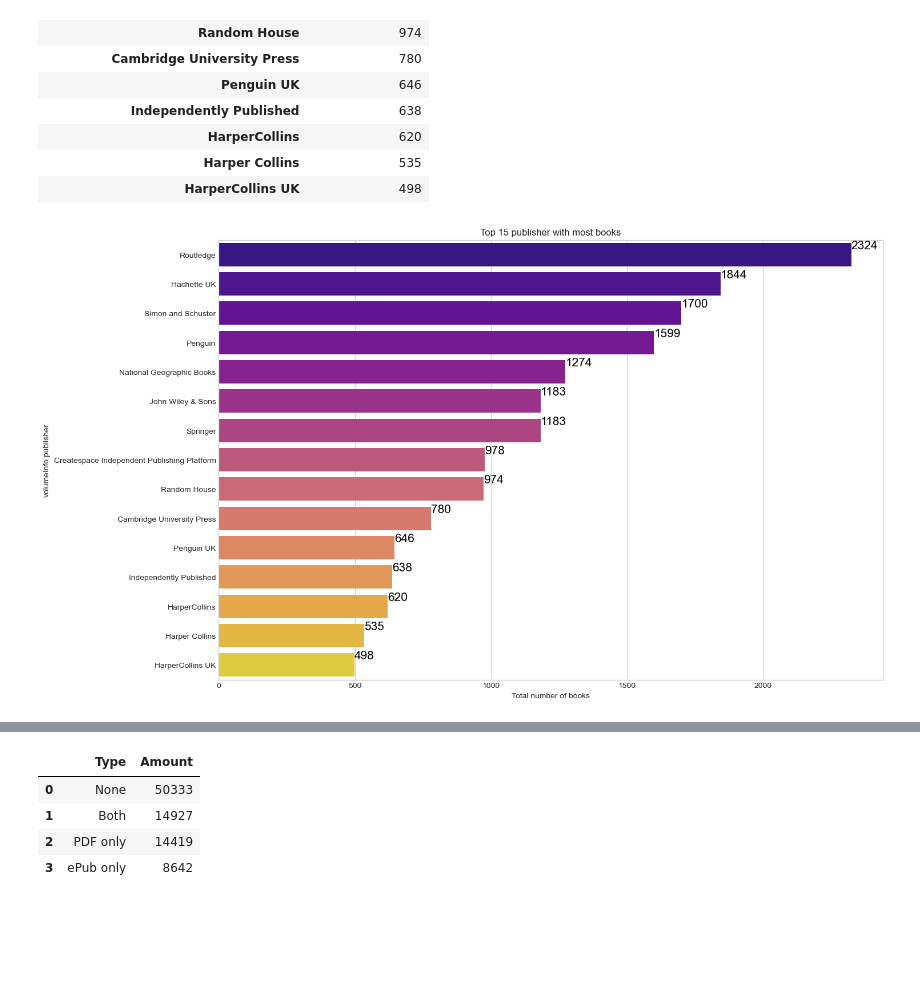
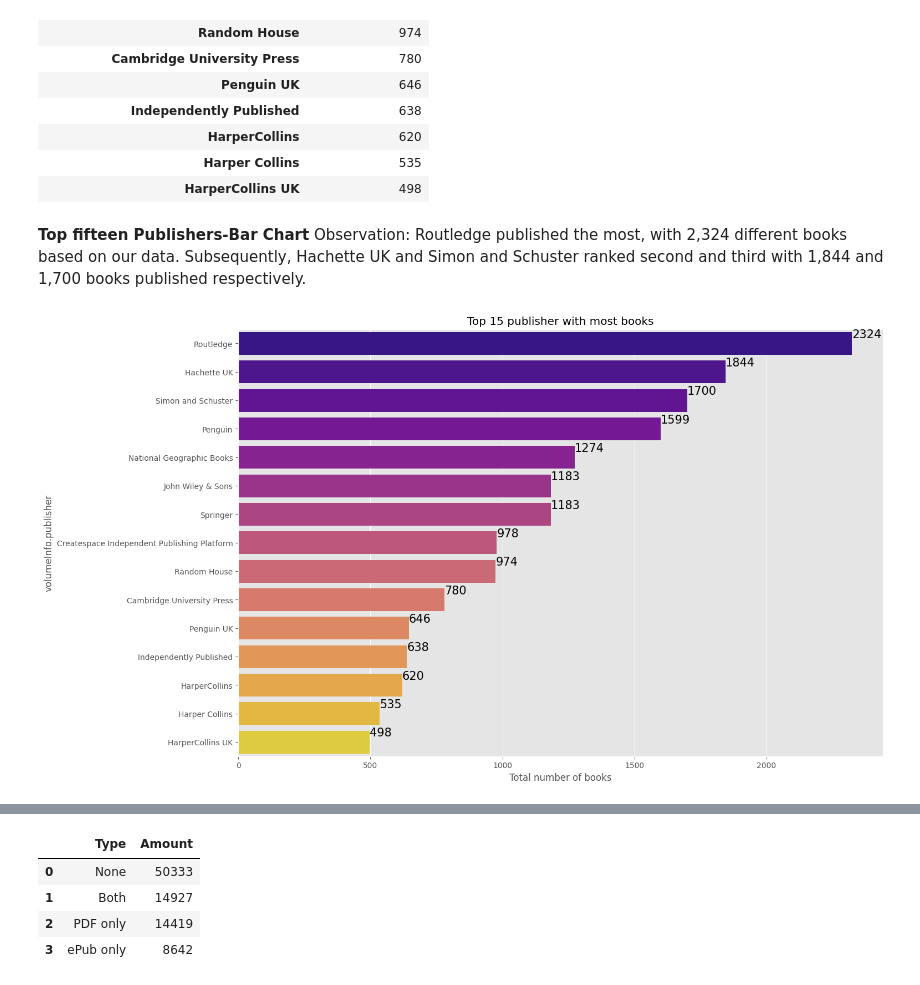
Before and after one commit to hilarylimyuxuan/Book-Recommendation-System, a Jupyter notebook: Book Recommendation System - Google Book.ipynb, the cells around one changed output, grey strips where cells are left out. Drawn from its saved outputs; the diff is of its cells as text; code cells hidden in the pictures; blank space fills up the shorter version.

```diff
--- a/Book Recommendation System - Google Book.ipynb
+++ b/Book Recommendation System - Google Book.ipynb
@@ -1012,10 +986,0 @@ Observation: Based on the bar chart, it is observed that 'Unbroken' and 'Saga' h
-# %%
-plt.style.use('seaborn-whitegrid')
-plt.figure(figsize=(10, 10))
-
-data = top_fifteen_books.sort_values(by='volumeInfo.averageRating', ascending=False).head(15)
-gr = sns.barplot(x="volumeInfo.averageRating", y="volumeInfo.title", data=data, palette="plasma")
-
-for i in gr.patches:
-    gr.text(i.get_width() + .05, i.get_y() + 0.5, str(i.get_width()), fontsize = 10, color = 'k')
-plt.show()
@@ -1098,9 +1021,6 @@ categories_df.head(20)
 # %%
-#Observation: Fiction is the most common category of books from the collected data. All categories after the top 20 have \
-#less than 1000 books per category.
-
 plt.figure(figsize=(15,10))
-ax = sns.barplot(categories_df.head(20)['Volume'], categories_df.head(20).index, palette='mako')
+ax = sns.barplot(x = categories_df.head(20)['Volume'], y = categories_df.head(20).index, palette='mako')
 
 ax.set_xlabel("Volume")
 ax.set_title('Top 20 Categories of Books')
@@ -1147,21 +1057,21 @@ top_15_publisher.head(15)
 | HarperCollins | 620 |
 | Harper Collins | 535 |
 | HarperCollins UK | 498 |
+# %% [markdown]
+**Top fifteen Publishers-Bar Chart**
+Observation: Routledge published the most, with 2,324 different books based on our data. Subsequently, Hachette UK and Simon and Schuster ranked second and third with 1,844 and 1,700 books published respectively.
 # %%
-#Top fifteen Publishers-Bar Chart
-#Observation: Routledge published the most, with 2,324 different books based on our data. Subsequently, Hachette UK and Simon and Schuster ranked second and third with 1,844 and 1,700 books published respectively.
-
 plt.figure(figsize=(15,10))
-ax = sns.barplot(top_15_publisher['volumeInfo.title'], top_15_publisher.index, palette='plasma')
+ax = sns.barplot(x = top_15_publisher['volumeInfo.title'], y = top_15_publisher.index, palette='plasma')
 
 ax.set_title("Top 15 publisher with most books")
 ax.set_xlabel("Total number of books")
 totals = []
 for i in ax.patches:
     totals.append(i.get_width())
 total = sum(totals)
 for i in ax.patches:
     ax.text(i.get_width()+.2, i.get_y()+.2,str(round(i.get_width())), fontsize=15,color='black')
 plt.show()
 # %% [output]
-[figure, old version]
+[figure, new version]
```
Also changed, not shown: parts of 45 cells of this notebook.
